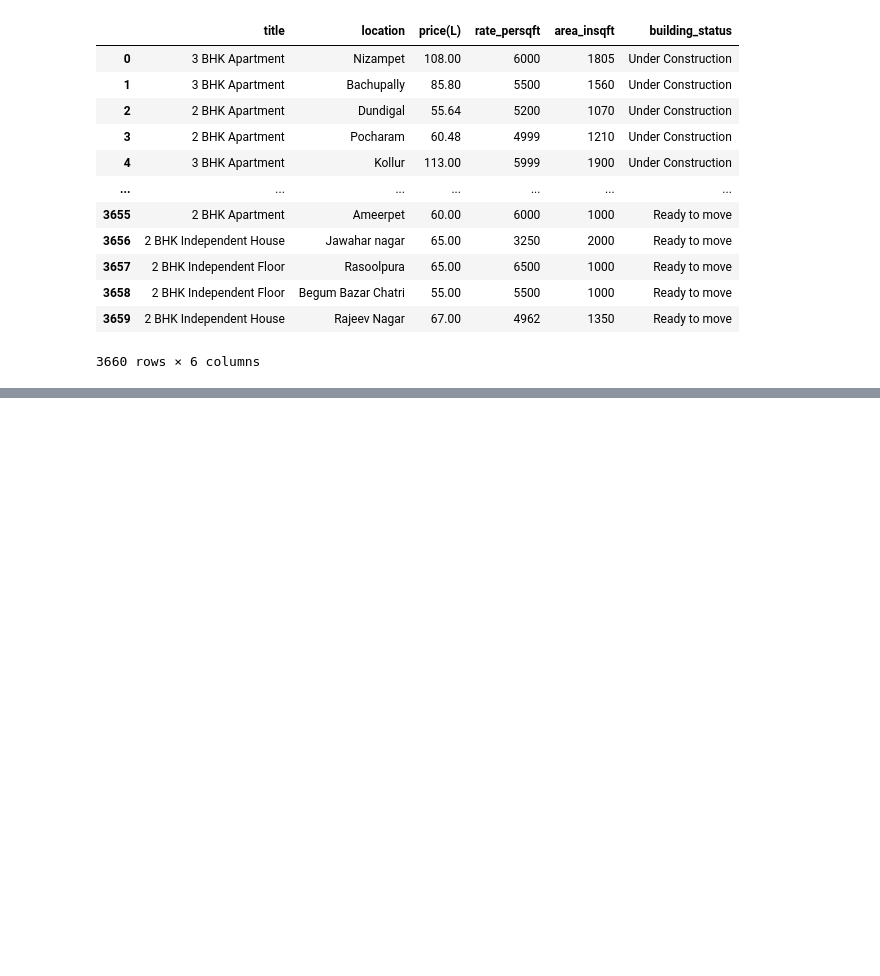
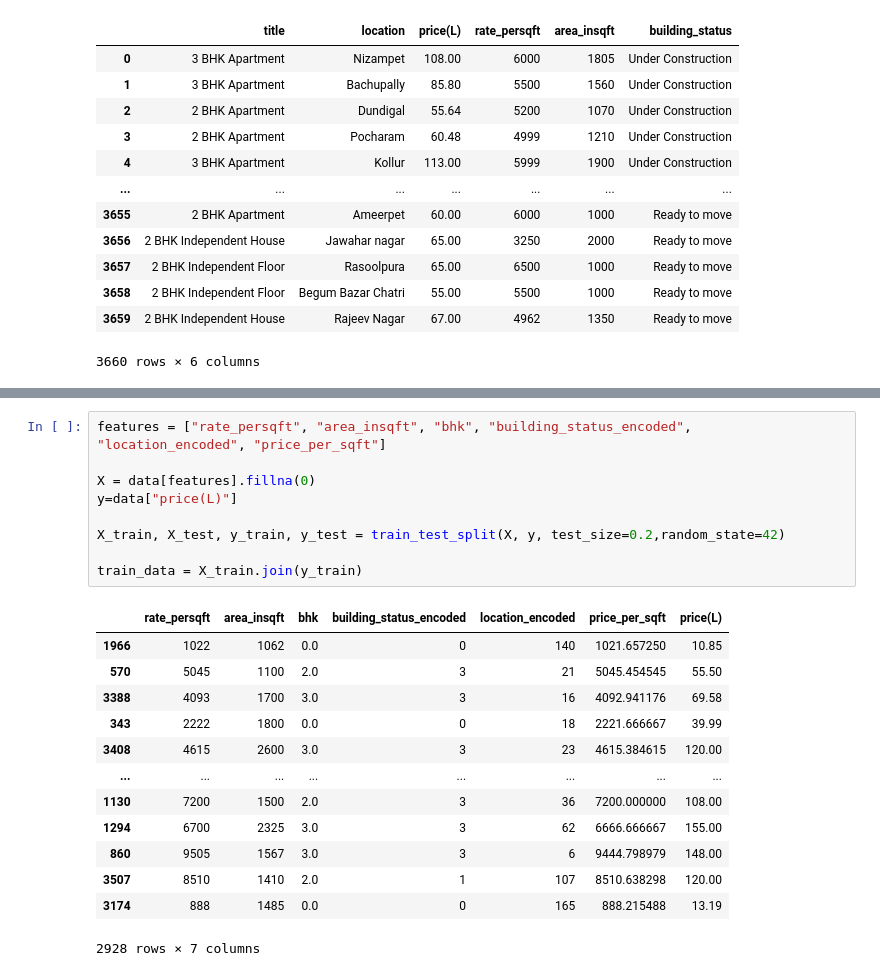
Before and after one commit to Pradeepvasadi-93/House_Price_Prediction, a Jupyter notebook: notebook/house_price_prediction.ipynb, the cells around one changed output, grey strips where cells are left out. Cells and saved outputs as stored; diff of their text form; blank space fills up the shorter version.

```diff
--- a/notebook/house_price_prediction.ipynb
+++ b/notebook/house_price_prediction.ipynb
@@ -29,0 +58,23 @@ data
+# %%
+features = ["rate_persqft", "area_insqft", "bhk", "building_status_encoded", "location_encoded", "price_per_sqft"]
+
+X = data[features].fillna(0)
+y=data["price(L)"]
+
+X_train, X_test, y_train, y_test = train_test_split(X, y, test_size=0.2,random_state=42)
+
+train_data = X_train.join(y_train)
+# %% [output]
+|  | rate_persqft | area_insqft | bhk | building_status_encoded | location_encoded | price_per_sqft | price(L) |
+| 1966 | 1022 | 1062 | 0.0 | 0 | 140 | 1021.657250 | 10.85 |
+| 570 | 5045 | 1100 | 2.0 | 3 | 21 | 5045.454545 | 55.50 |
+| 3388 | 4093 | 1700 | 3.0 | 3 | 16 | 4092.941176 | 69.58 |
+| 343 | 2222 | 1800 | 0.0 | 0 | 18 | 2221.666667 | 39.99 |
+| 3408 | 4615 | 2600 | 3.0 | 3 | 23 | 4615.384615 | 120.00 |
+| ... | ... | ... | ... | ... | ... | ... | ... |
+| 1130 | 7200 | 1500 | 2.0 | 3 | 36 | 7200.000000 | 108.00 |
+| 1294 | 6700 | 2325 | 3.0 | 3 | 62 | 6666.666667 | 155.00 |
+| 860 | 9505 | 1567 | 3.0 | 3 | 6 | 9444.798979 | 148.00 |
+| 3507 | 8510 | 1410 | 2.0 | 1 | 107 | 8510.638298 | 120.00 |
+| 3174 | 888 | 1485 | 0.0 | 0 | 165 | 888.215488 | 13.19 |
+2928 rows × 7 columns
```
Also changed, not shown: parts of 5 cells of this notebook.
